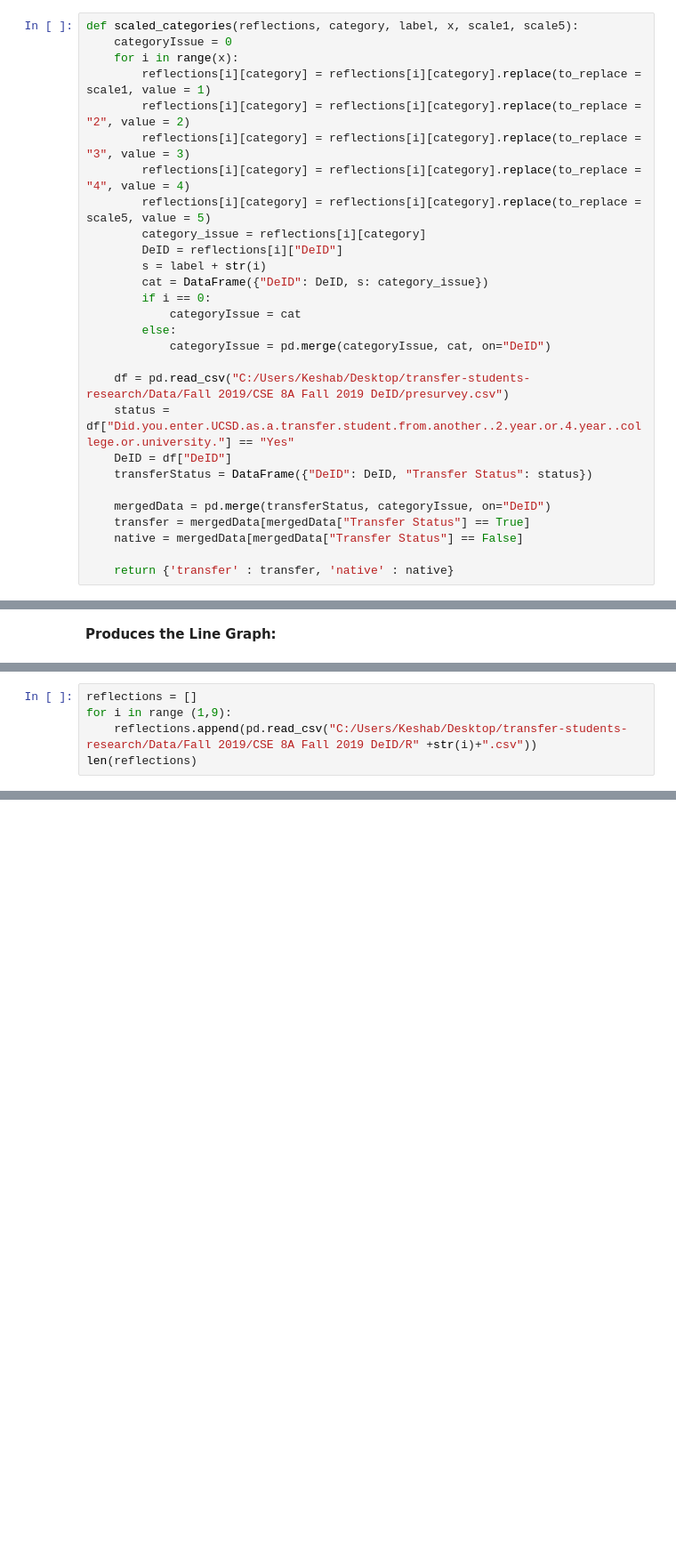
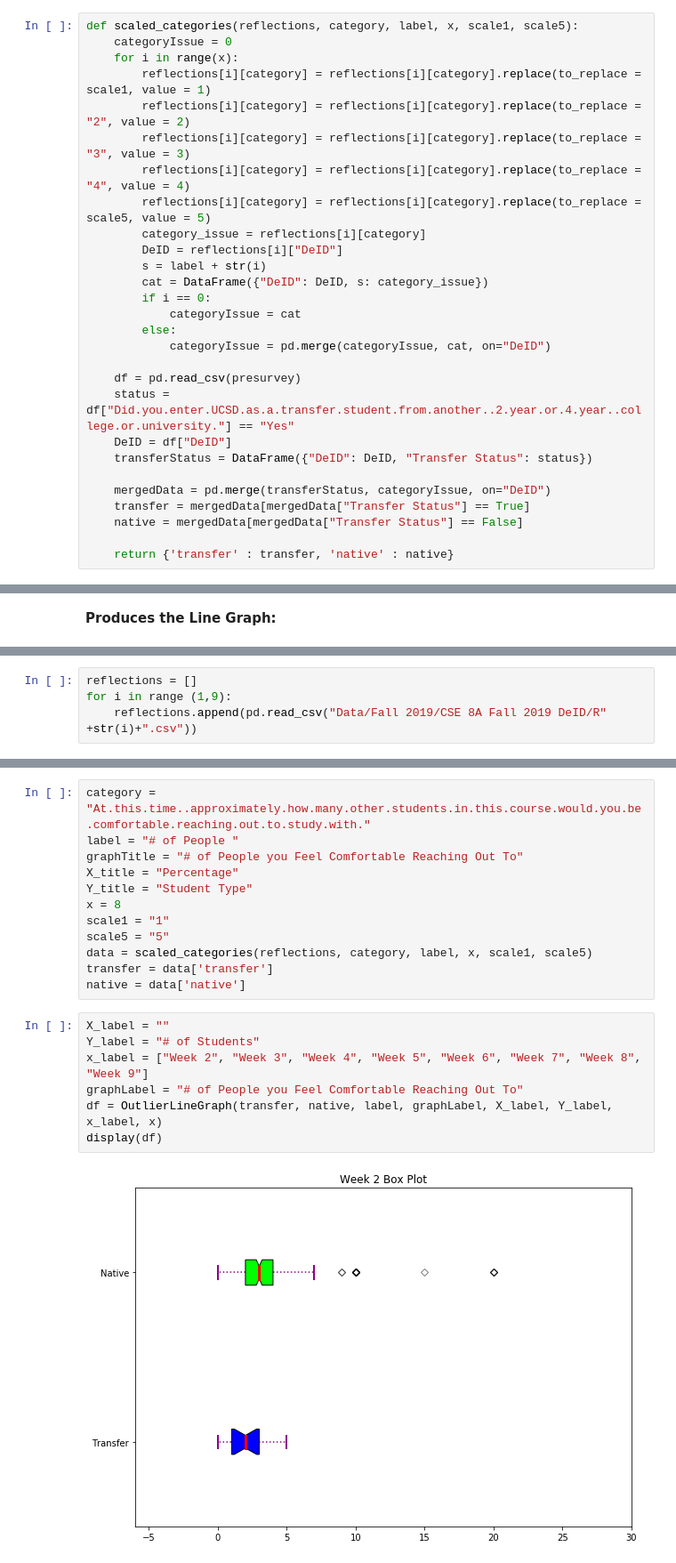
Before and after one commit to navinamahesh/Python-research-prep, a Jupyter notebook: CSE8A/CSE8A_RQ2.ipynb, the cells around one changed output, grey strips where cells are left out. Shown at 89% size. Saved outputs shown, nothing was run; the diff lists cells and outputs as text; blank space fills up the shorter version.

Commit message:
Initial Data Analysis Done

```diff
--- a/Fall2019/CSE8A_RQ3.ipynb
+++ b/CSE8A/CSE8A_RQ2.ipynb
@@ -25,7 +28,7 @@ def scaled_categories(reflections, category, label, x, scale1, scale5):
         else:
             categoryIssue = pd.merge(categoryIssue, cat, on="DeID")
 
-    df = pd.read_csv("C:/Users/Keshab/Desktop/transfer-students-research/Data/Fall 2019/CSE 8A Fall 2019 DeID/presurvey.csv")
+    df = pd.read_csv(presurvey)
     status = df["Did.you.enter.UCSD.as.a.transfer.student.from.another..2.year.or.4.year..college.or.university."] == "Yes"
     DeID = df["DeID"]
     transferStatus = DataFrame({"DeID": DeID, "Transfer Status": status})
@@ -130,5 +194,0 @@ def plotLineGraph(transfer, native, label, graphTitle, X_title, Y_title, x_label
-# %%
-reflections = []
-for i in range (1,9):
-    reflections.append(pd.read_csv("C:/Users/Keshab/Desktop/transfer-students-research/Data/Fall 2019/CSE 8A Fall 2019 DeID/R" +str(i)+".csv"))
-len(reflections)
@@ -312,0 +229,4 @@ p-Values:0.012981173392078391
+# %%
+reflections = []
+for i in range (1,9):
+    reflections.append(pd.read_csv("Data/Fall 2019/CSE 8A Fall 2019 DeID/R" +str(i)+".csv"))
@@ -312,0 +235,21 @@ p-Values:0.012981173392078391
+# %%
+category = "At.this.time..approximately.how.many.other.students.in.this.course.would.you.be.comfortable.reaching.out.to.study.with."
+label = "# of People "
+graphTitle = "# of People you Feel Comfortable Reaching Out To"
+X_title = "Percentage"
+Y_title = "Student Type"
+x = 8
+scale1 = "1"
+scale5 = "5"
+data = scaled_categories(reflections, category, label, x, scale1, scale5)
+transfer = data['transfer']
+native = data['native']
+# %%
+X_label = ""
+Y_label = "# of Students"
+x_label = ["Week 2", "Week 3", "Week 4", "Week 5", "Week 6", "Week 7", "Week 8", "Week 9"]
+graphLabel = "# of People you Feel Comfortable Reaching Out To"
+df = OutlierLineGraph(transfer, native, label, graphLabel, X_label, Y_label, x_label, x)
+display(df)
+# %% [output]
+[figure, added]
```
Also changed, not shown: parts of 44 cells of this notebook, 11 other files.
